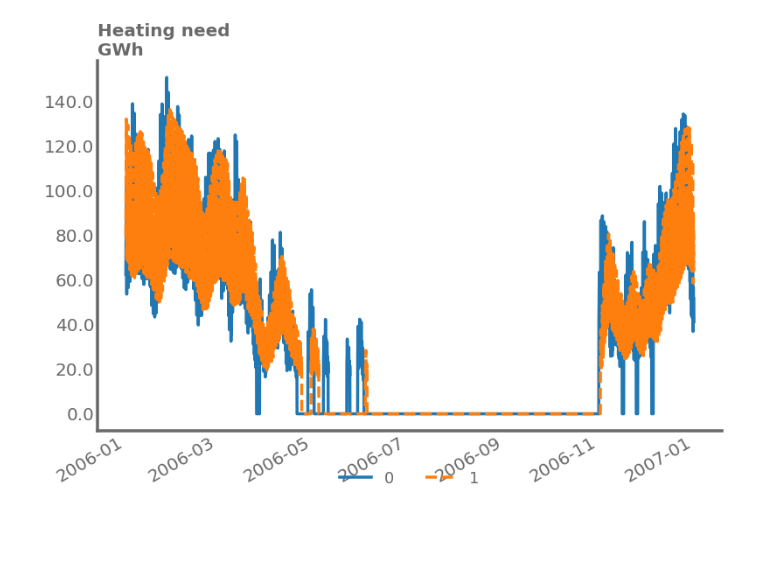
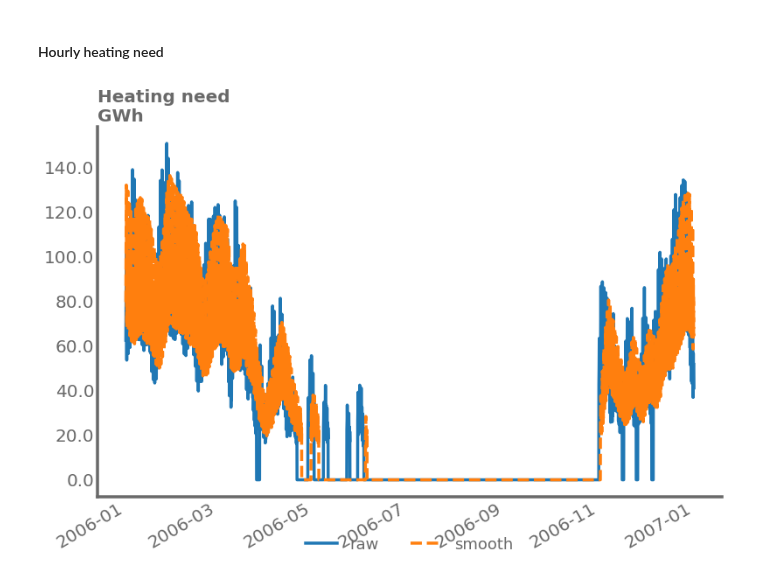
Before and after one commit to CIRED/Res-IRF4, a Jupyter notebook: project/analysis/energy_consumption/hourly_consumption.ipynb, the cells around one changed output. Drawn from its saved outputs; the diff is of its cells as text; code cells hidden in the pictures; blank space fills up the shorter version.

```diff
--- a/project/analysis/energy_consumption/hourly_consumption.ipynb
+++ b/project/analysis/energy_consumption/hourly_consumption.ipynb
@@ -33,9 +19,11 @@ dtype: float64
+# %% [markdown]
+#### Hourly heating need
 # %%
 heating_need = buildings.heating_need(climate=2006)
 heating_need_smooth = buildings.heating_need(climate=2006, smooth=True)
 heating_need = heating_need.sum(axis=1)
 heating_need_smooth = heating_need_smooth.sum(axis=1)
 # %%
-make_plot(pd.concat((heating_need, heating_need_smooth), axis=1) / 10**6, 'Heating need (GWh)', integer=False, ymin=None)
+make_plot(pd.concat((heating_need.rename('raw'), heating_need_smooth.rename('smooth')), axis=1) / 10**6, 'Heating need (GWh)', integer=False, ymin=None)
 # %% [output]
-[figure, old version]
+[figure, new version]
```
Also changed, not shown: parts of 6 cells of this notebook, 2 other files.
